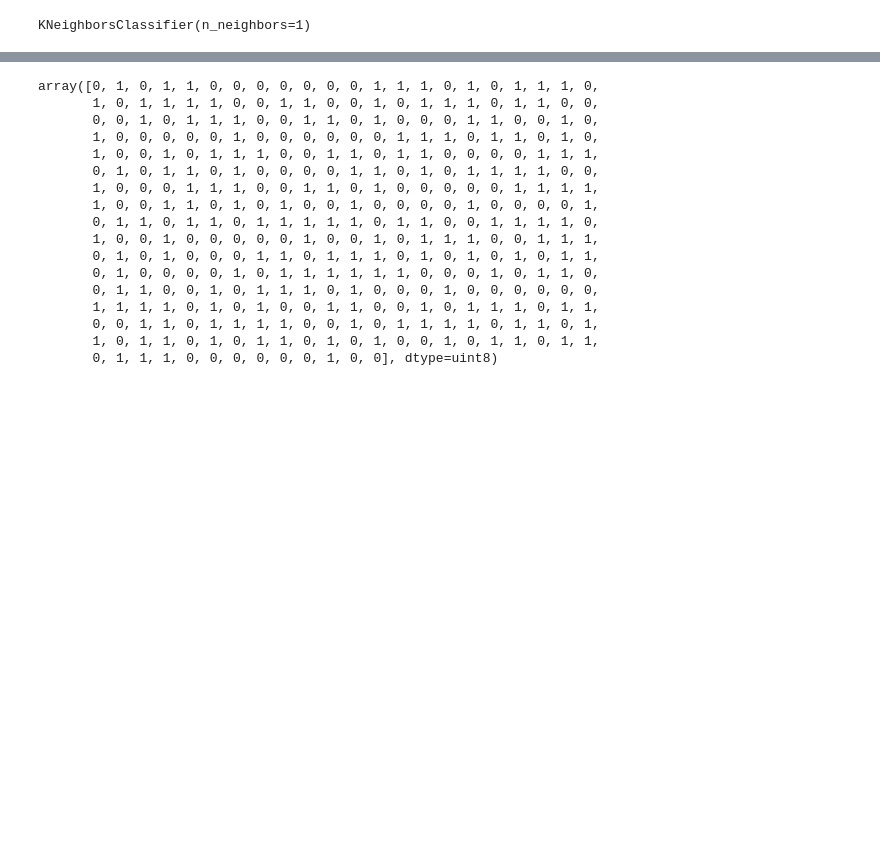
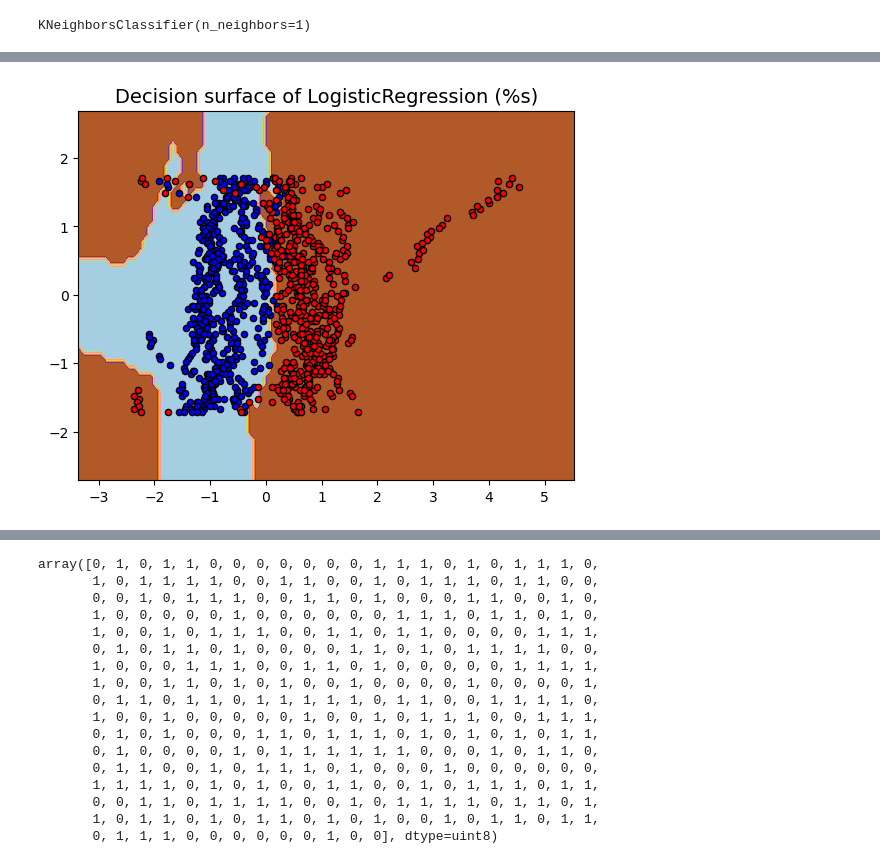
Before and after one commit to coreyddsc/aranet4-project, a Jupyter notebook: coreyd.dsc_temporary/knn_lecture_classifier.ipynb, the cells around one changed output, grey strips where cells are left out. Cells and saved outputs as stored; diff of their text form; code cells hidden in the pictures; blank space fills up the shorter version.

```diff
--- a/coreyd.dsc_temporary/knn_lecture_classifier.ipynb
+++ b/coreyd.dsc_temporary/knn_lecture_classifier.ipynb
@@ -419,0 +458,9 @@ KNeighborsClassifier(n_neighbors=1)
+# %%
+# Assuming X_train and y_train are your training data and labels
+X, y = np.hstack((X_train[:, 0:1], X_train[:, -1:])) , y_train  # Use the first and the last column
+
+knn7 = KNeighborsClassifier(n_neighbors=7).fit(X, y)
+plot_devision_bounday(knn7)
+# plot_devision_bounday(knn)
+# %% [output]
+[figure, added]
```
Also changed, not shown: parts of 7 cells of this notebook, 4 other files.
